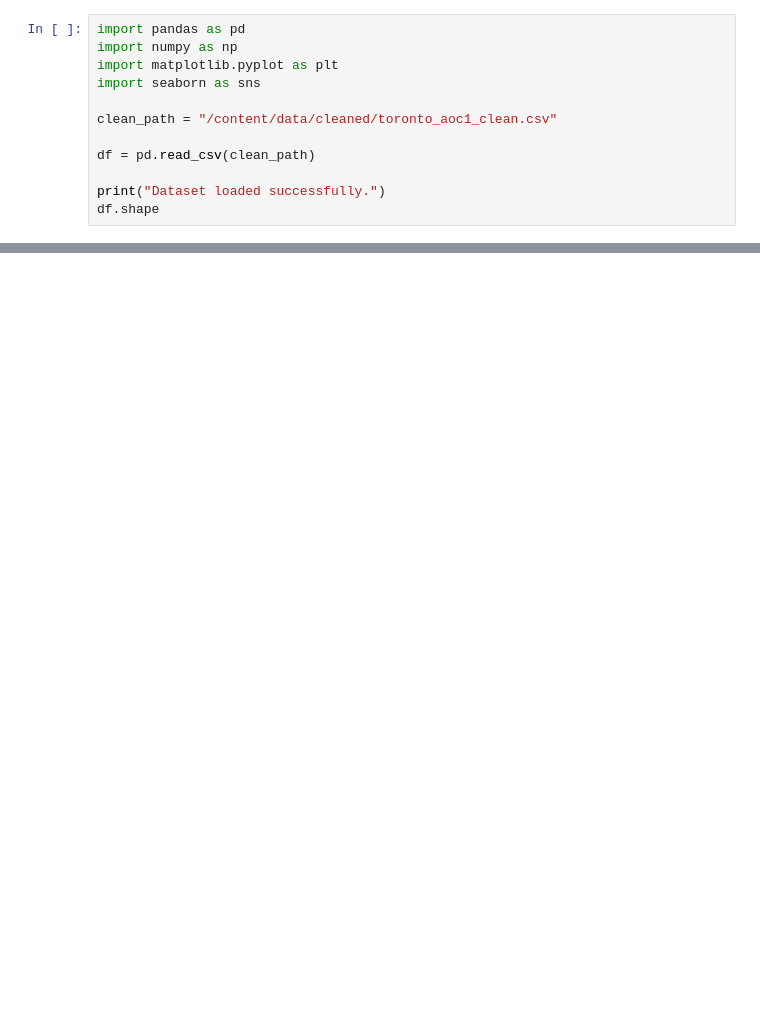
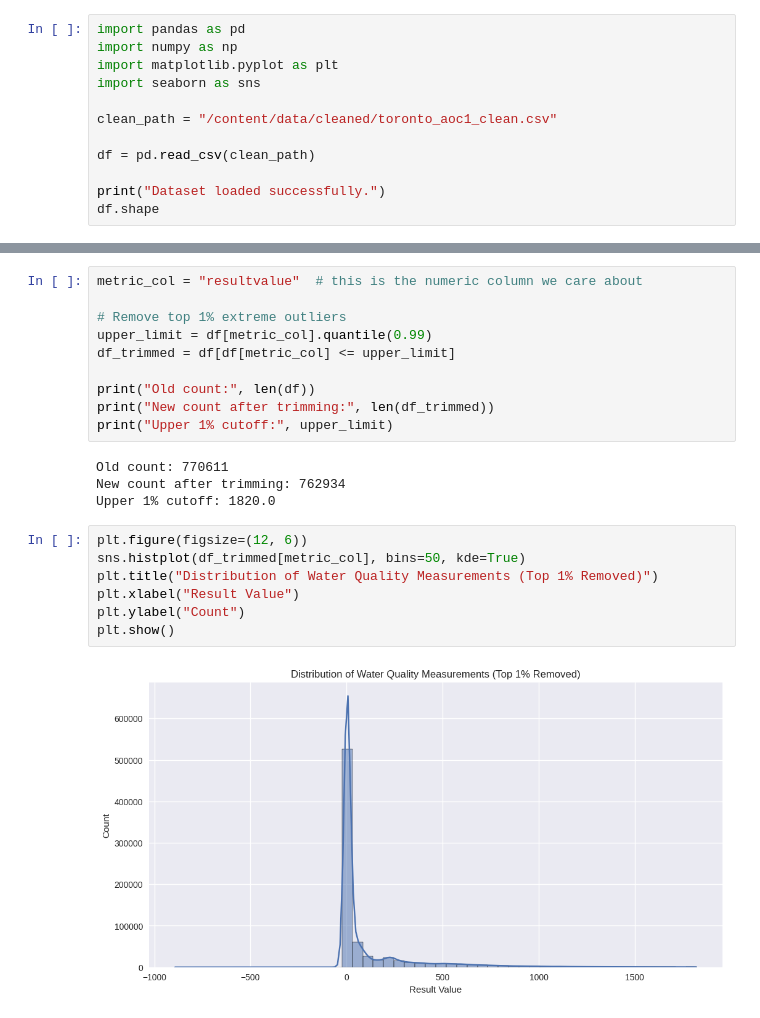
Before and after one commit to simasaadi/toronto-water-analytics, a Jupyter notebook: 02_exploration.ipynb, the cells around one changed output, grey strips where cells are left out. Drawn from its saved outputs; the diff is of its cells as text; blank space fills up the shorter version.

```diff
--- a/02_exploration.ipynb
+++ b/02_exploration.ipynb
@@ -31,0 +250,23 @@ df.shape
+# %%
+metric_col = "resultvalue"  # this is the numeric column we care about
+
+# Remove top 1% extreme outliers
+upper_limit = df[metric_col].quantile(0.99)
+df_trimmed = df[df[metric_col] <= upper_limit]
+
+print("Old count:", len(df))
+print("New count after trimming:", len(df_trimmed))
+print("Upper 1% cutoff:", upper_limit)
+# %% [output]
+Old count: 770611
+New count after trimming: 762934
+Upper 1% cutoff: 1820.0
+# %%
+plt.figure(figsize=(12, 6))
+sns.histplot(df_trimmed[metric_col], bins=50, kde=True)
+plt.title("Distribution of Water Quality Measurements (Top 1% Removed)")
+plt.xlabel("Result Value")
+plt.ylabel("Count")
+plt.show()
+# %% [output]
+[figure, added]
```
Also changed, not shown: parts of 25 cells of this notebook.
